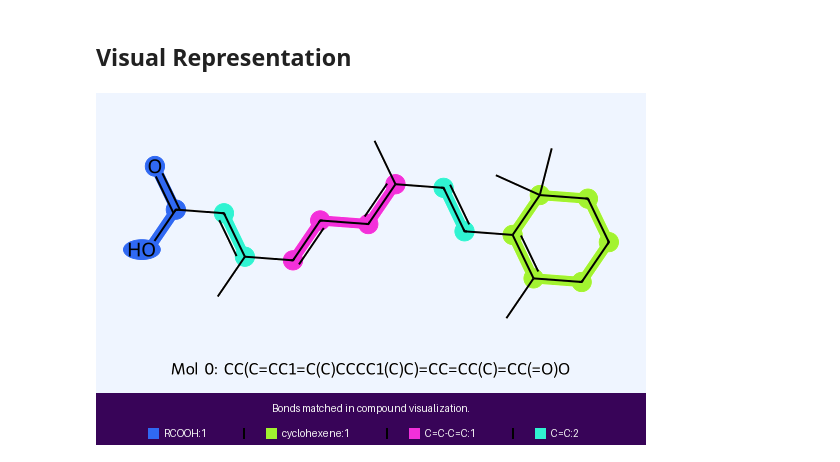
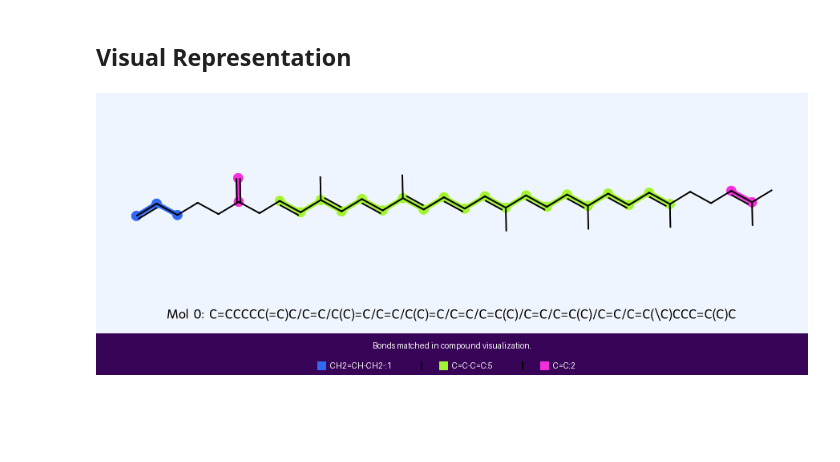
Before and after one commit to mag-bros/mag-bridge, a Jupyter notebook: notebooks/rdkit-images.ipynb, the cells around one changed output. Cells and saved outputs as stored; diff of their text form; code cells hidden in the pictures; blank space fills up the shorter version.

Commit message:
tests cleanup ready

```diff
--- a/notebooks/rdkit-images.ipynb
+++ b/notebooks/rdkit-images.ipynb
@@ -29,7 +29,7 @@ from tests.core.bond_match.bond_match_test_data import BOND_MATCH_TEST_CASES
 failures: list[str] = []
 mols: list[MBMolecule] = []
 results: list[SubstructMatchResult] = []
-filter_test_id = 24
+filter_test_id = 29
 
 # Test simulation loop
 for idx, bond_type_test in enumerate(BOND_MATCH_TEST_CASES[filter_test_id:filter_test_id + 1]):
@@ -43,15 +43,15 @@ for idx, bond_type_test in enumerate(BOND_MATCH_TEST_CASES[filter_test_id:filter
 # %%
 display(
     Renderer(Theme.LoFi).GetMoleculesGridImg(
         mols=[m.ToRDKit() for m in mols],
         highlightAtomLists=[r.highlightAtomList for r in results],
         highlightAtomGroupsPerMol=[r.highlightAtomGroups for r in results],
         matchesCountersPerMol=[r.matchesCounter for r in results],
-        size=(550, 300),
+        size=(888, 300),
         mols_per_row=1,
         label="Bonds matched in compound visualization.",
         showLegend=True,
     )
 )
 # %% [output]
-[figure, old version]
+[figure, new version]
```
Also changed, not shown: 3 other files.
